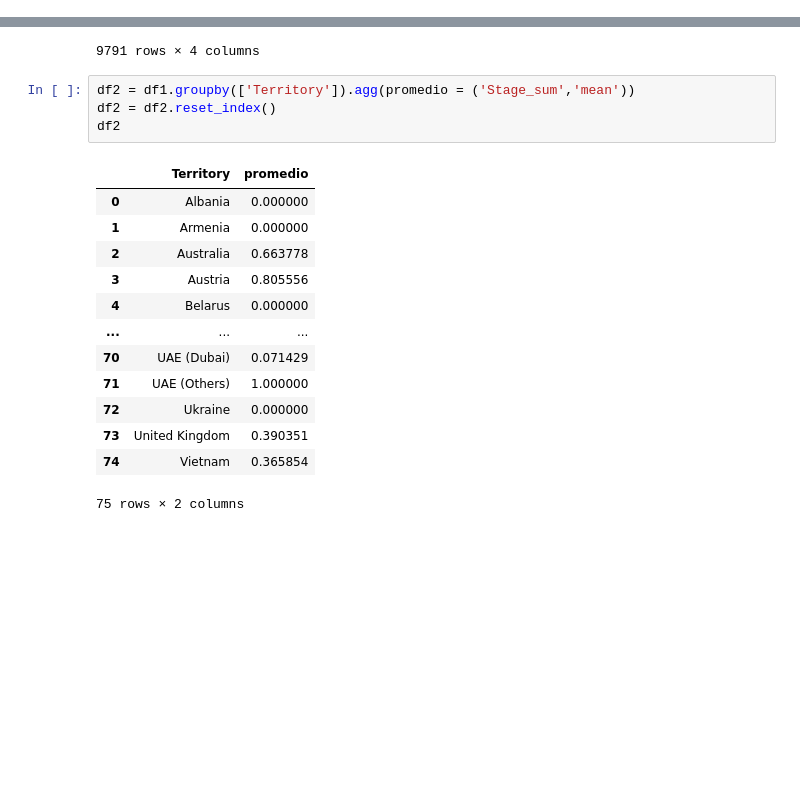
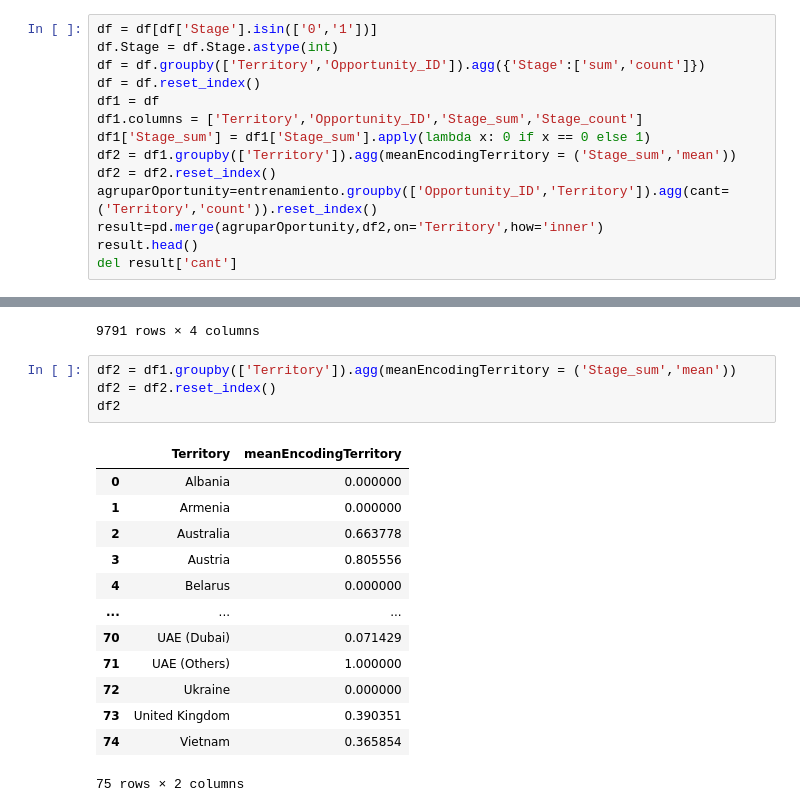
Before and after one commit to joaquinparodi/TP-DATOS, a Jupyter notebook: tp2orga_joaquin.ipynb, the cells around one changed output, grey strips where cells are left out. Cells and saved outputs as stored; diff of their text form; blank space fills up the shorter version.

Commit message:
version desordenada con mean enconding

```diff
--- a/tp2orga_joaquin.ipynb
+++ b/tp2orga_joaquin.ipynb
@@ -313,0 +595,14 @@ memory usage: 397.3+ KB
+# %%
+df = df[df['Stage'].isin(['0','1'])]
+df.Stage = df.Stage.astype(int)
+df = df.groupby(['Territory','Opportunity_ID']).agg({'Stage':['sum','count']})
+df = df.reset_index()
+df1 = df
+df1.columns = ['Territory','Opportunity_ID','Stage_sum','Stage_count']
+df1['Stage_sum'] = df1['Stage_sum'].apply(lambda x: 0 if x == 0 else 1)
+df2 = df1.groupby(['Territory']).agg(meanEncodingTerritory = ('Stage_sum','mean'))
+df2 = df2.reset_index()
+agruparOportunity=entrenamiento.groupby(['Opportunity_ID','Territory']).agg(cant=('Territory','count')).reset_index()
+result=pd.merge(agruparOportunity,df2,on='Territory',how='inner')
+result.head()
+del result['cant']
@@ -405,11 +724,11 @@ df1
 | 9790 | Vietnam | 9869 | 1 | 1 |
 9791 rows × 4 columns
 # %%
-df2 = df1.groupby(['Territory']).agg(promedio = ('Stage_sum','mean'))
+df2 = df1.groupby(['Territory']).agg(meanEncodingTerritory = ('Stage_sum','mean'))
 df2 = df2.reset_index()
 df2
 # %% [output]
-|  | Territory | promedio |
+|  | Territory | meanEncodingTerritory |
 | 0 | Albania | 0.000000 |
 | 1 | Armenia | 0.000000 |
 | 2 | Australia | 0.663778 |
```
Also changed, not shown: parts of 37 cells of this notebook.
